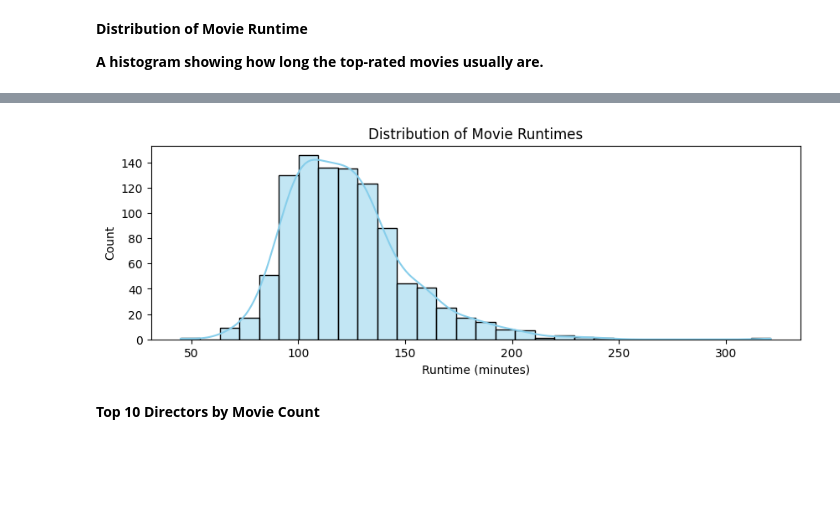
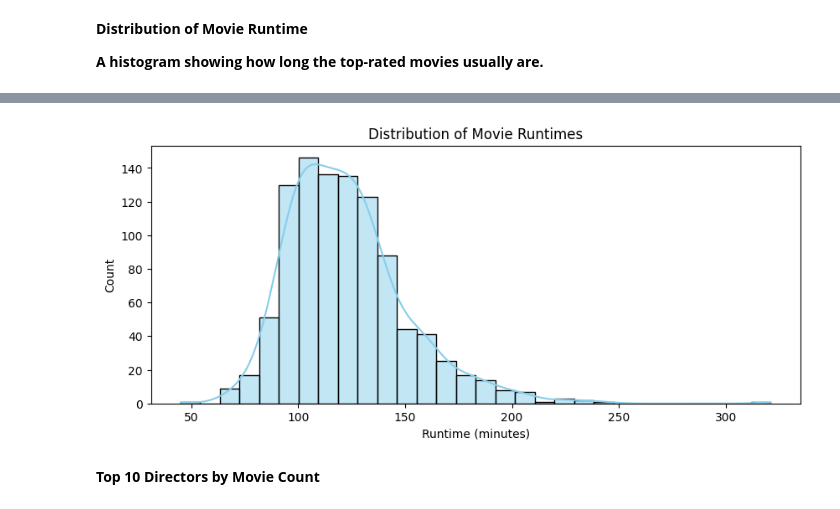
Before and after one commit to 007arjungangwar/Programming-in-Python-Section1, a Jupyter notebook: 03_04_2026_Imdb.ipynb, the cells around one changed output, grey strips where cells are left out. Cells and saved outputs as stored; diff of their text form; code cells hidden in the pictures; blank space fills up the shorter version.

```diff
--- a/03_04_2026_Imdb.ipynb
+++ b/03_04_2026_Imdb.ipynb
@@ -560,11 +577,11 @@ plt.show()
 # %%
-plt.figure(figsize=(10,3))
+plt.figure(figsize=(10,))
 sns.histplot(df['Runtime'], bins=30, kde=True, color='skyblue')
 plt.title('Distribution of Movie Runtimes')
 plt.xlabel('Runtime (minutes)')
 plt.show()
 # %% [output]
-[figure, old version]
+[figure, new version]
 # %% [markdown]
 **Top 10 Directors by Movie Count**
 # %%
```
Also changed, not shown: parts of 1 cell of this notebook.
